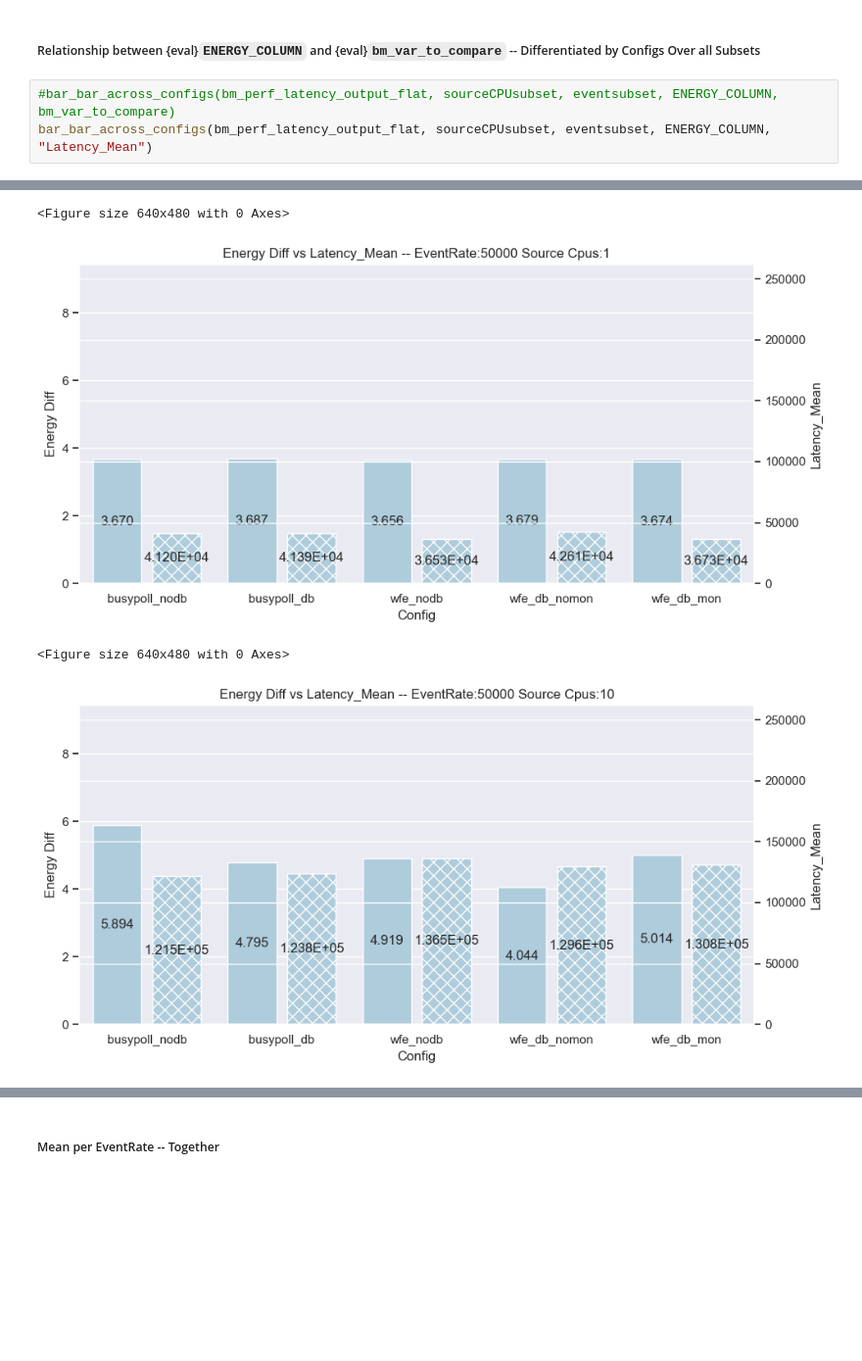
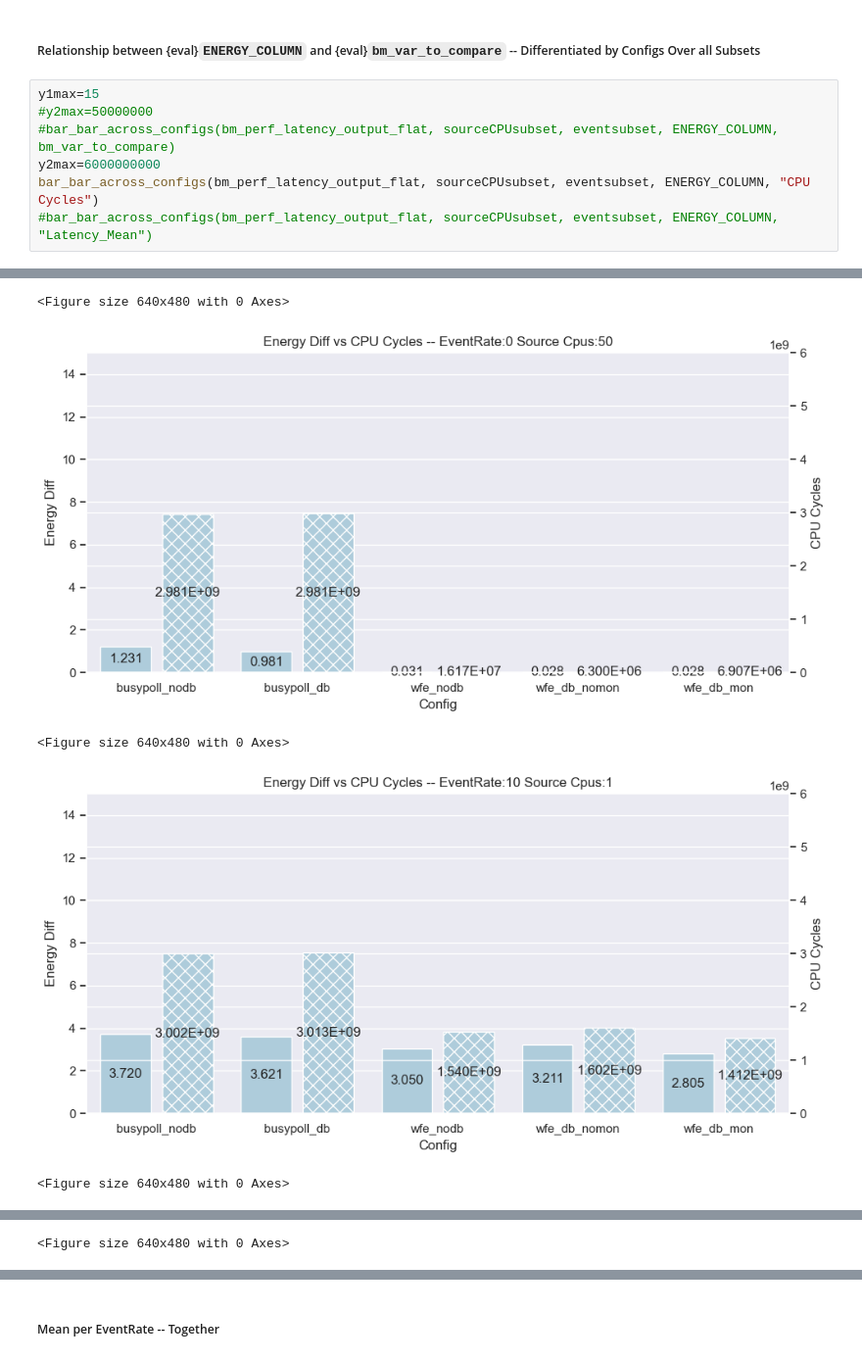
Before and after one commit to jappavoo/wfey, a Jupyter notebook: notebooks/wfey_sweep-wModule.ipynb, the cells around one changed output, grey strips where cells are left out. Shown at 98% size. Cells and saved outputs as stored; diff of their text form; blank space fills up the shorter version.

```diff
--- a/notebooks/wfey_sweep-wModule.ipynb
+++ b/notebooks/wfey_sweep-wModule.ipynb
@@ -148,6 +171,10 @@ Work Perc (mem) subset:  [0, 100]
 # %% [markdown]
 ##### Relationship between {eval}`ENERGY_COLUMN` and {eval}`bm_var_to_compare` -- Differentiated by Configs Over all Subsets
 # %%
+y1max=15
+#y2max=50000000
 #bar_bar_across_configs(bm_perf_latency_output_flat, sourceCPUsubset, eventsubset, ENERGY_COLUMN, bm_var_to_compare)
-bar_bar_across_configs(bm_perf_latency_output_flat, sourceCPUsubset, eventsubset, ENERGY_COLUMN, "Latency_Mean")
+y2max=6000000000
+bar_bar_across_configs(bm_perf_latency_output_flat, sourceCPUsubset, eventsubset, ENERGY_COLUMN, "CPU Cycles")
+#bar_bar_across_configs(bm_perf_latency_output_flat, sourceCPUsubset, eventsubset, ENERGY_COLUMN, "Latency_Mean")
 # %% [output]
@@ -162,4 +189,5 @@ Work Perc (mem) subset:  [0, 100]
 <Figure size 640x480 with 0 Axes>
-[figure, old version]
+[figure, new version]
 <Figure size 640x480 with 0 Axes>
-[figure, old version]
+[figure, new version]
+<Figure size 640x480 with 0 Axes>
@@ -165,0 +195 @@ Work Perc (mem) subset:  [0, 100]
+<Figure size 640x480 with 0 Axes>
```
Also changed, not shown: parts of 18 cells of this notebook, 2 other files.
